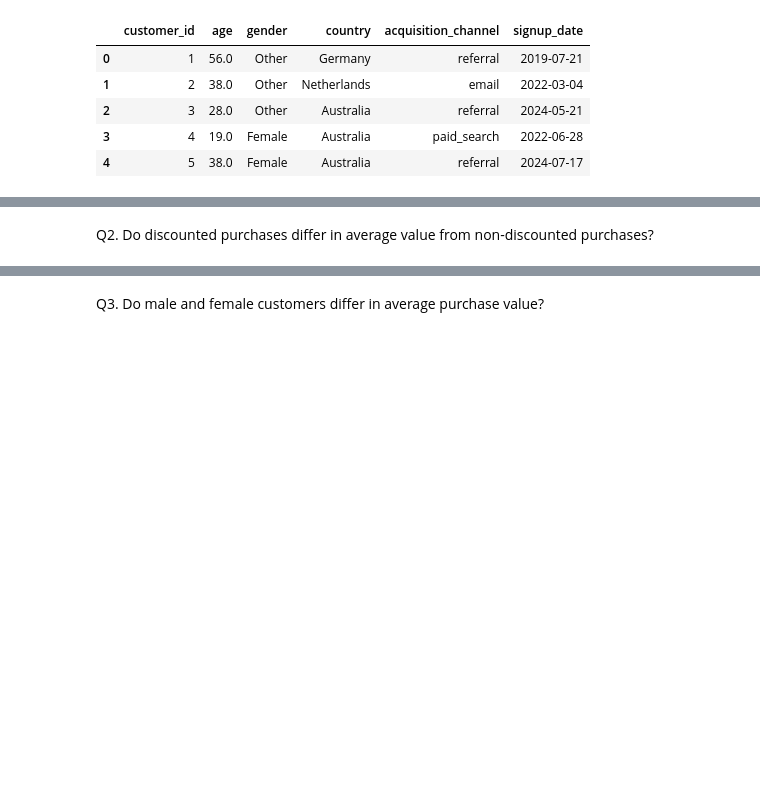
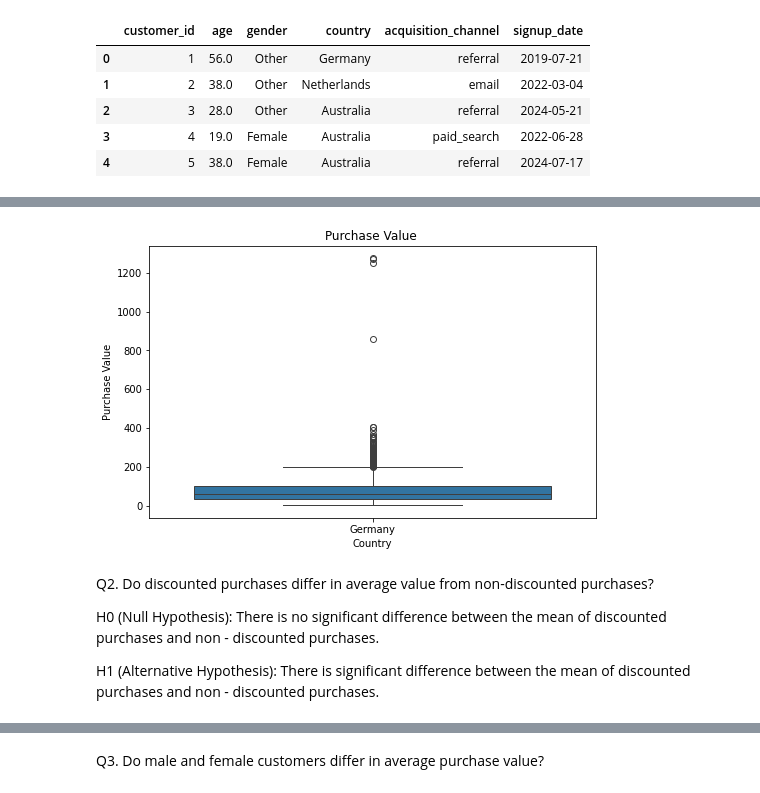
Before and after one commit to ledagale27/Mayerfeld_Hw2, a Jupyter notebook: hw_2_project (1).ipynb, the cells around one changed output, grey strips where cells are left out. Drawn from its saved outputs; the diff is of its cells as text; code cells hidden in the pictures; blank space fills up the shorter version.

```diff
--- a/hw_2_project (1).ipynb
+++ b/hw_2_project (1).ipynb
@@ -90,2 +107,18 @@ Result: No statistically significant difference found.
+# %%
+plt.figure(figsize=(8,5))
+sns.boxplot(x="country", y="purchase_value",
+            data= customers_transactions[customers_transactions["country"] == "Germany"])
+
+plt.title("Purchase Value ")
+plt.xlabel("Country")
+plt.ylabel("Purchase Value")
+
+plt.show()
+# %% [output]
+[figure, added]
 # %% [markdown]
 Q2. Do discounted purchases differ in average value from non-discounted purchases?
+
+H0 (Null Hypothesis): There is no significant difference between the mean of discounted purchases and non - discounted purchases.
+
+H1 (Alternative Hypothesis): There is significant difference between the mean of discounted purchases and non - discounted purchases.
```
Also changed, not shown: parts of 9 cells of this notebook.
